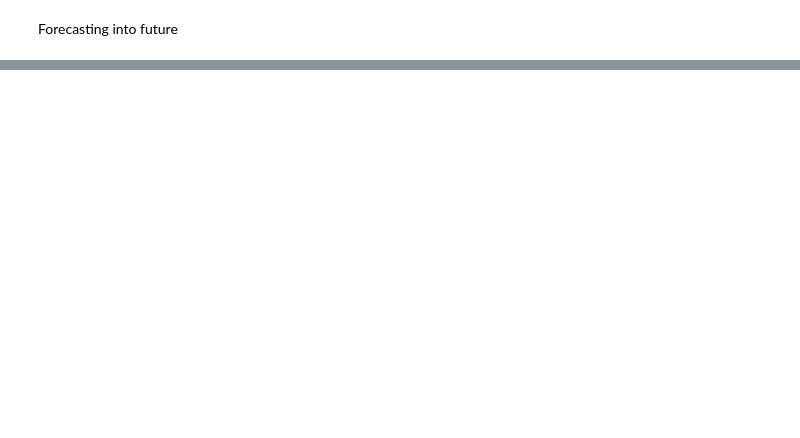
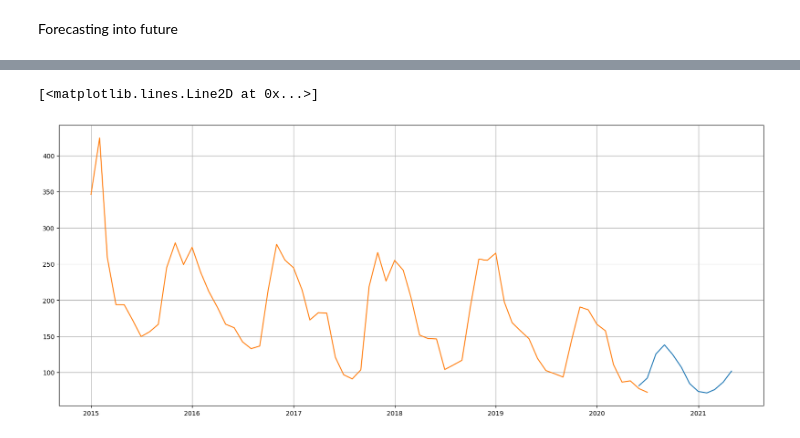
Before and after one commit to Irwindeep/air-quality-prediction, a Jupyter notebook: main.ipynb, the cells around one changed output, grey strips where cells are left out. Cells and saved outputs as stored; diff of their text form; code cells hidden in the pictures; blank space fills up the shorter version.

```diff
--- a/main.ipynb
+++ b/main.ipynb
@@ -397,5 +516,8 @@ true_preds
 # %%
 plt.figure(figsize=(20,8))
 plt.grid(True)
 plt.plot( true_preds['Forecast'])
-plt.plot( India_AQI['y'])
+plt.plot( India_AQI)
+# %% [output]
+[<matplotlib.lines.Line2D at 0x...>]
+[figure, added]
```
Also changed, not shown: parts of 25 cells of this notebook.
